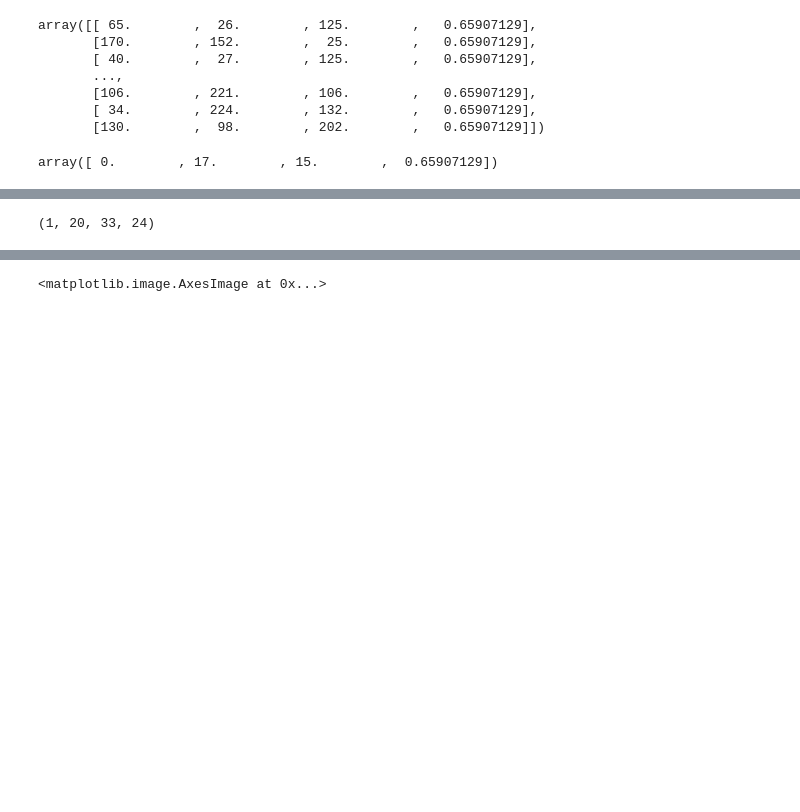
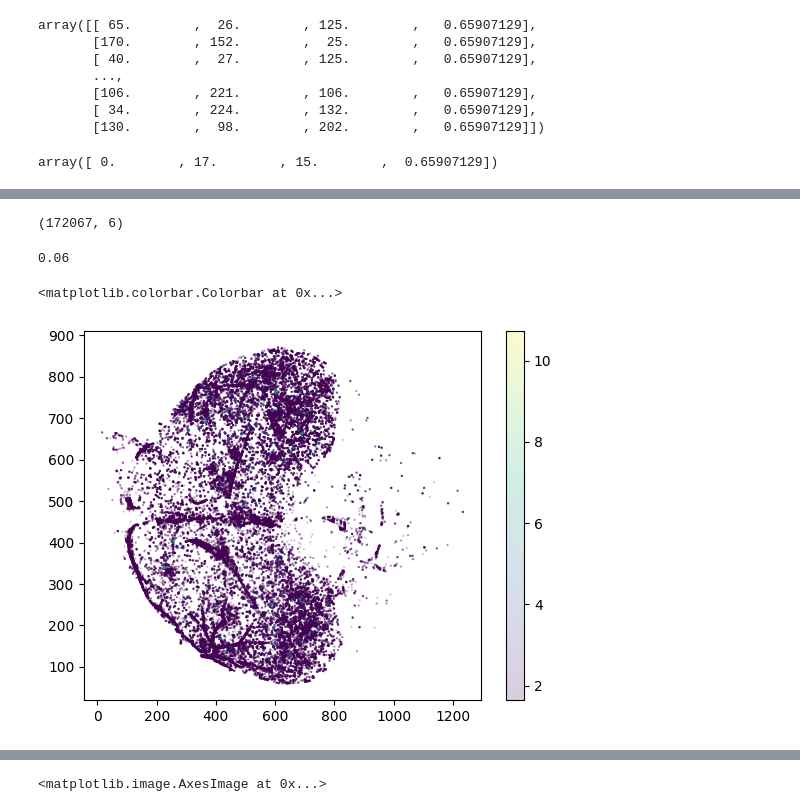
Before and after one commit to khanlab/SPIMquant, a Jupyter notebook: example_notebooks/quantify_BetaAmyloid.ipynb, the cells around one changed output, grey strips where cells are left out. Cells and saved outputs as stored; diff of their text form; code cells hidden in the pictures; blank space fills up the shorter version.

```diff
--- a/example_notebooks/quantify_BetaAmyloid.ipynb
+++ b/example_notebooks/quantify_BetaAmyloid.ipynb
@@ -348,0 +352,9 @@ abeta_chan
+# %%
+#get header info
+import zarr
+zarr_abeta = zarr.open(in_zarr)
+attrs_dict = zarr_abeta.attrs.asdict()
+# %%
+scaling = attrs_dict['multiscales'][0]['datasets'][ds]['coordinateTransformations'][0]['scale']
+scaling_zyx = scaling[1:]
+scaling_zyx
@@ -356,13 +370,17 @@ def detect_blobs(x,block_info=None):
     #coords into global blob coords
     arr_location = block_info[0]['array-location']
 
-    blobs_dog = np.array([0, 0,0, 1; 1, 2,3, 1;]
-    #blobs_dog = blob_dog(x, min_sigma=min_sigma_px, max_sigma=max_sigma_px, threshold=threshold)
+    #blobs_dog = np.array([[0, 0,0, 1],[1, 2,3, 1]])
+    blobs_dog = blob_dog(x, min_sigma=min_sigma_px, max_sigma=max_sigma_px, threshold=threshold)
     #blobs_dog[:, -1] = blobs_dog[:, -1] * sqrt(2)
 
-    #offset by chunk location
+    #offset by chunk location, then scale by header
     for ax in range(3):
-        blobs_dog[:,ax] = arr_location[ax][0] + blobs_dog[:,ax]
+        #scale the coordinates
+        blobs_dog[:,ax] = scaling_zyx[ax] * (arr_location[ax][0] + blobs_dog[:,ax])
 
-    #first just try with number of blobs
-    return np.array(blobs_dog,ndmin=3)
+        #and the radii
+        blobs_dog[:,ax+3] =  (arr_location[ax][0] + blobs_dog[:,ax+3]) / scaling_zyx[ax]
+
+
+    return blobs_dog
@@ -371,5 +387,5 @@ SyntaxError: invalid syntax (2860852007.py, line 10)
 # %%
-darr_blobs = abeta_chan.map_blocks(detect_blobs,dtype='object', chunks=(1,1,1))
+darr_blobs = abeta_chan.map_blocks(detect_blobs,drop_axis=[2],dtype='float')
 # %%
 with ProgressBar():
     computed_blobs = darr_blobs.compute()
@@ -379,4 +394,8 @@ KeyboardInterrupt:
-# %%
-computed_blobs.shape
-# %% [output]
-(1, 20, 33, 24)
+# %%
+computed_blobs.shape
+# %% [output]
+(172067, 6)
+# %%
+threshold
+# %% [output]
+0.06
@@ -382,0 +406,7 @@ computed_blobs.shape
+# %%
+#threshold 0.06
+plt.scatter(computed_blobs[:,1],computed_blobs[:,2],marker='.',c=computed_blobs[:,3],s=computed_blobs[:,3],alpha=0.2)
+plt.colorbar()
+# %% [output]
+<matplotlib.colorbar.Colorbar at 0x...>
+[figure, added]
```
Also changed, not shown: parts of 13 cells of this notebook.
